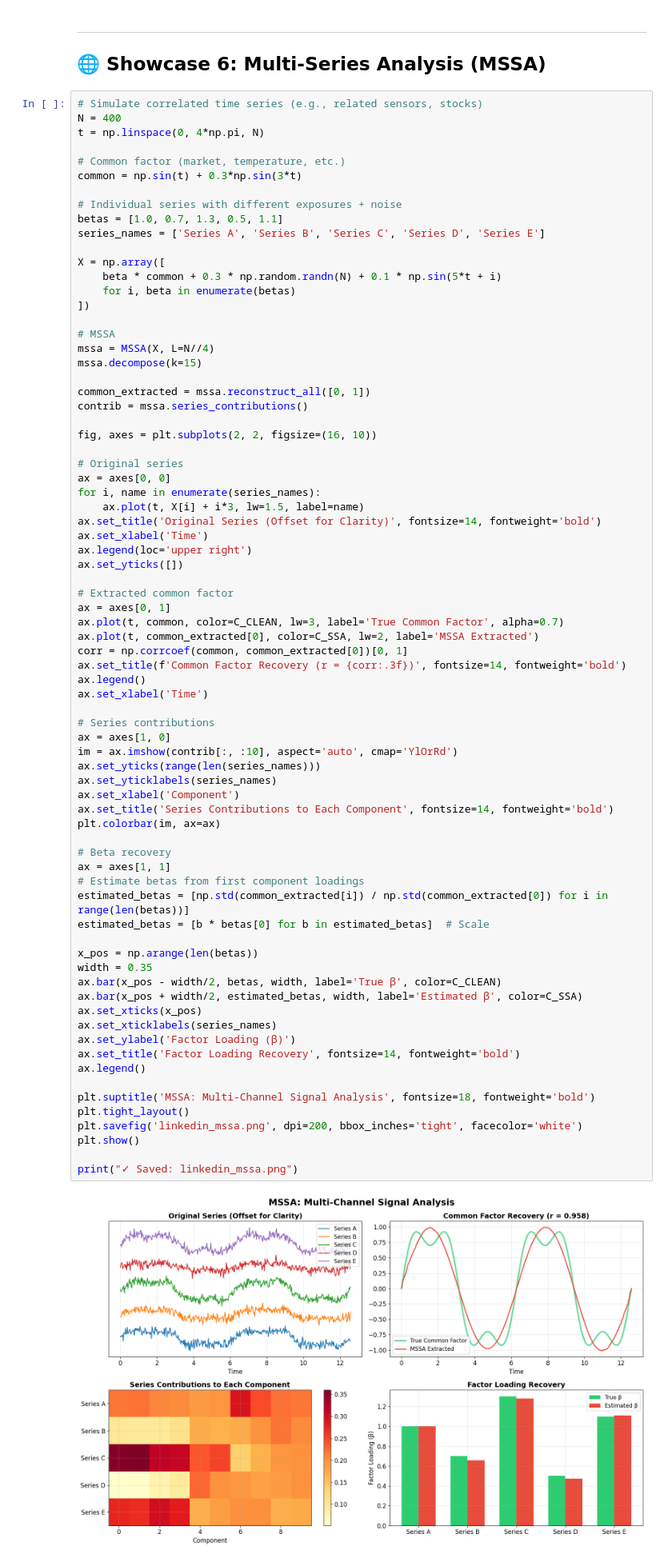
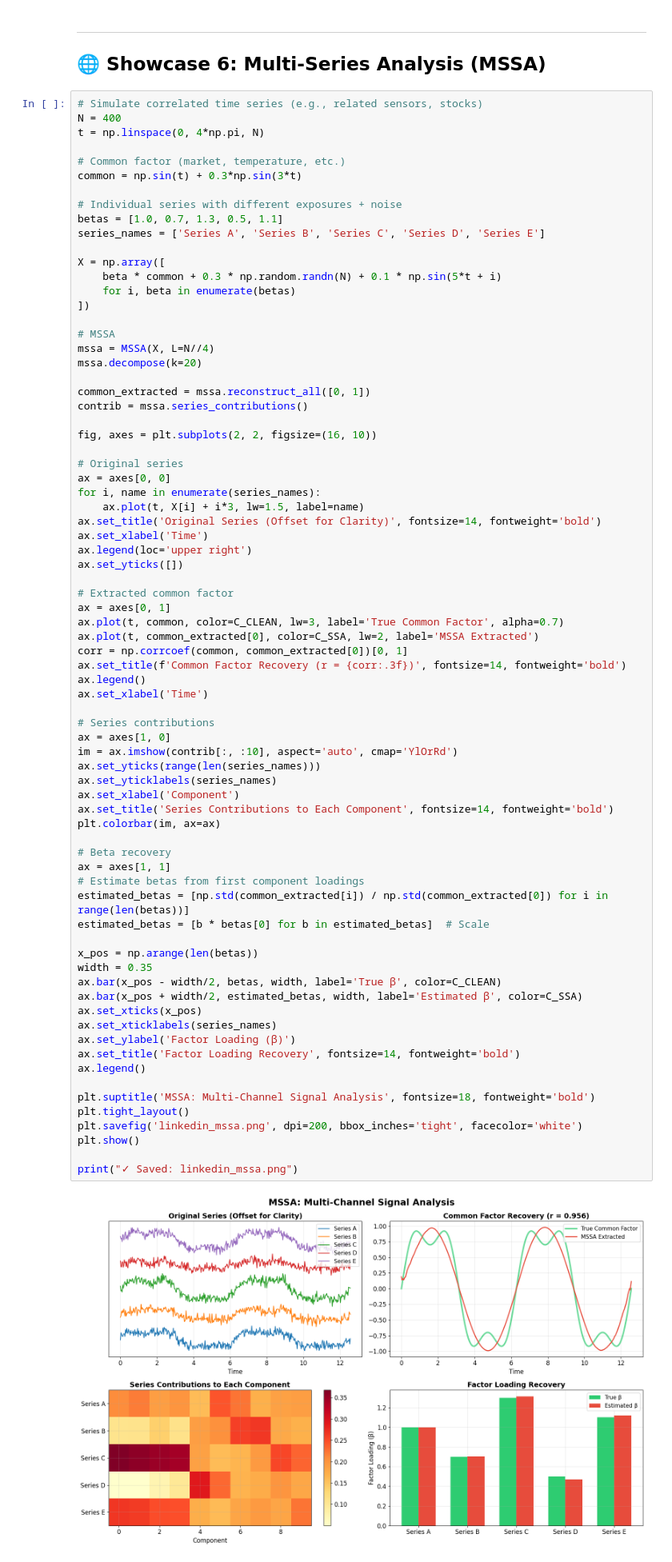
Before and after one commit to Tugbars/Singular-Spectrum-Analysis, a Jupyter notebook: MKL/py/ssa_linkedin_showcase.ipynb, the cells around one changed output. Shown at 80% size. Saved outputs shown, nothing was run; the diff lists cells and outputs as text.

```diff
--- a/MKL/py/ssa_linkedin_showcase.ipynb
+++ b/MKL/py/ssa_linkedin_showcase.ipynb
@@ -393,7 +393,7 @@ X = np.array([
 
 # MSSA
 mssa = MSSA(X, L=N//4)
-mssa.decompose(k=15)
+mssa.decompose(k=20)
 
 common_extracted = mssa.reconstruct_all([0, 1])
 contrib = mssa.series_contributions()
@@ -423,34 +423,34 @@ ax = axes[1, 0]
 im = ax.imshow(contrib[:, :10], aspect='auto', cmap='YlOrRd')
 ax.set_yticks(range(len(series_names)))
 ax.set_yticklabels(series_names)
 ax.set_xlabel('Component')
 ax.set_title('Series Contributions to Each Component', fontsize=14, fontweight='bold')
 plt.colorbar(im, ax=ax)
 
 # Beta recovery
 ax = axes[1, 1]
 # Estimate betas from first component loadings
 estimated_betas = [np.std(common_extracted[i]) / np.std(common_extracted[0]) for i in range(len(betas))]
 estimated_betas = [b * betas[0] for b in estimated_betas]  # Scale
 
 x_pos = np.arange(len(betas))
 width = 0.35
 ax.bar(x_pos - width/2, betas, width, label='True β', color=C_CLEAN)
 ax.bar(x_pos + width/2, estimated_betas, width, label='Estimated β', color=C_SSA)
 ax.set_xticks(x_pos)
 ax.set_xticklabels(series_names)
 ax.set_ylabel('Factor Loading (β)')
 ax.set_title('Factor Loading Recovery', fontsize=14, fontweight='bold')
 ax.legend()
 
 plt.suptitle('MSSA: Multi-Channel Signal Analysis', fontsize=18, fontweight='bold')
 plt.tight_layout()
 plt.savefig('linkedin_mssa.png', dpi=200, bbox_inches='tight', facecolor='white')
 plt.show()
 
 print("✓ Saved: linkedin_mssa.png")
 # %% [output]
-[figure, old version]
+[figure, new version]
 ✓ Saved: linkedin_mssa.png
 # %% [markdown]
 ---
```
Also changed, not shown: parts of 4 cells of this notebook, 5 other files.
